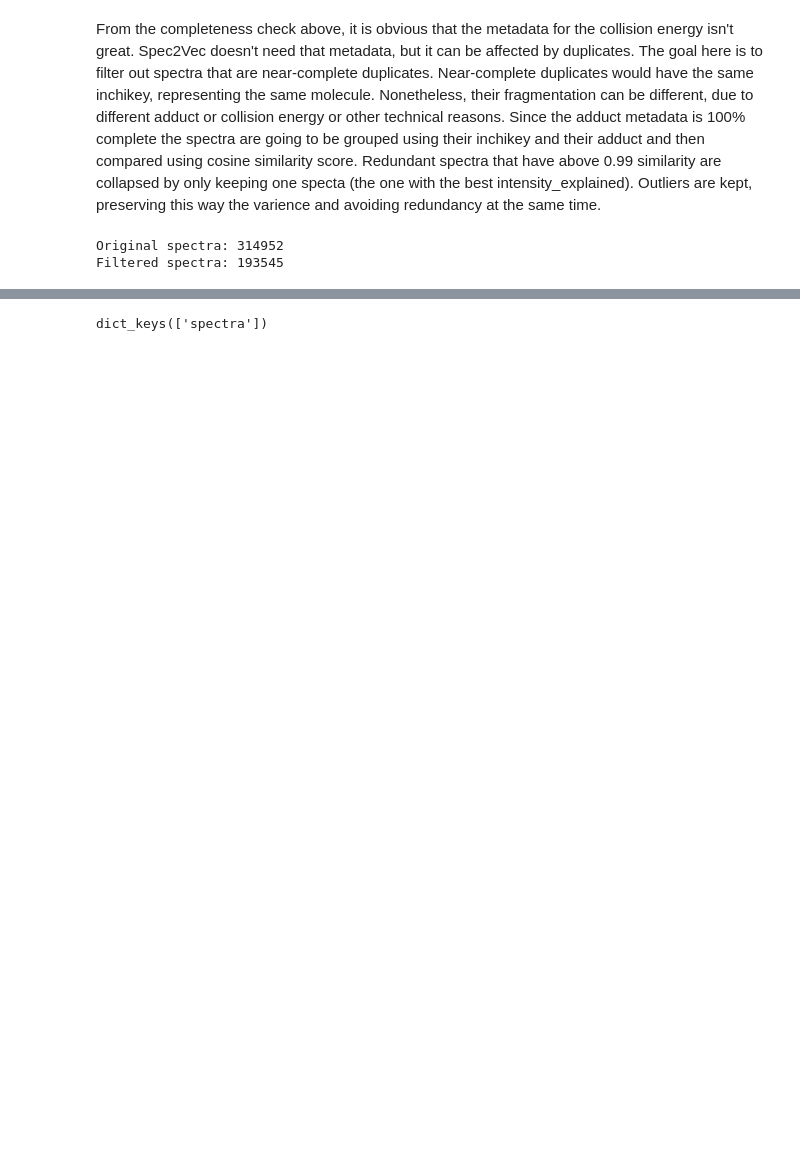
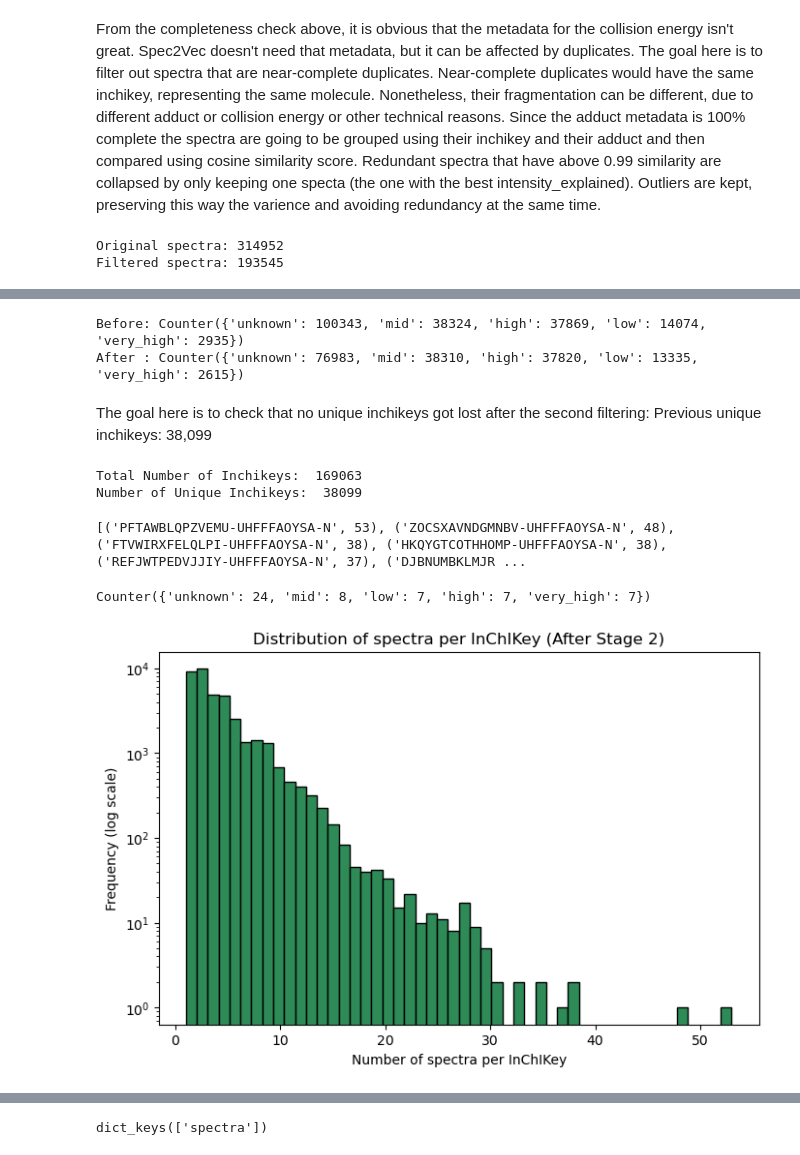
Before and after one commit to ioanniskontogiannis/mass2motif-prioritization-ml, a Jupyter notebook: scripts/filtering/filtering_Spec2Vec_retraining.ipynb, the cells around one changed output, grey strips where cells are left out. Saved outputs shown, nothing was run; the diff lists cells and outputs as text; code cells hidden in the pictures; blank space fills up the shorter version.

```diff
--- a/scripts/filtering/filtering_Spec2Vec_retraining.ipynb
+++ b/scripts/filtering/filtering_Spec2Vec_retraining.ipynb
@@ -140,0 +284,2 @@ Filtered spectra: 193545
+# %%
+filtered_2 = curate_stage2(filtered_cleaned_neg, similarity_fn=CosineGreedy())
@@ -140,0 +292,45 @@ Filtered spectra: 193545
+# %%
+before_bins = Counter(s.get("ce_bin") for s in filtered_cleaned_neg)
+after_bins  = Counter(s.get("ce_bin") for s in filtered_2)
+
+print("Before:", before_bins)
+print("After :", after_bins)
+# %% [output]
+Before: Counter({'unknown': 100343, 'mid': 38324, 'high': 37869, 'low': 14074, 'very_high': 2935})
+After : Counter({'unknown': 76983, 'mid': 38310, 'high': 37820, 'low': 13335, 'very_high': 2615})
+# %% [markdown]
+The goal here is to check that no unique inchikeys got lost after the second filtering: Previous unique inchikeys: 38,099
+# %%
+
+inchikeys_filtered_2 = [spectrum.get('inchikey') for spectrum in filtered_2]
+print("Total Number of Inchikeys: ", len(inchikeys_filtered_2))
+unique_inchikeys = set(inchikeys_filtered_2)
+print('Number of Unique Inchikeys: ', len(unique_inchikeys))
+# %% [output]
+Total Number of Inchikeys:  169063
+Number of Unique Inchikeys:  38099
+# %%
+counts_inchikeys_filtered_2 = Counter(inchikeys_filtered_2)
+print(counts_inchikeys_filtered_2.most_common(10))
+# %% [output]
+[('PFTAWBLQPZVEMU-UHFFFAOYSA-N', 53), ('ZOCSXAVNDGMNBV-UHFFFAOYSA-N', 48), ('FTVWIRXFELQLPI-UHFFFAOYSA-N', 38), ('HKQYGTCOTHHOMP-UHFFFAOYSA-N', 38), ('REFJWTPEDVJJIY-UHFFFAOYSA-N', 37), ('DJBNUMBKLMJR ...
+# %%
+most_common_inchikey_filtered_2 = 'PFTAWBLQPZVEMU-UHFFFAOYSA-N' # Which is the same inchikey as before the filtering!
+matching_spectra_2 = [s for s in filtered_2 if s.get("inchikey") == most_common_inchikey_filtered_2]
+ce_for_most_common_inchikey = Counter(s.get("ce_bin") for s in matching_spectra_2)
+print(ce_for_most_common_inchikey)
+# %% [output]
+Counter({'unknown': 24, 'mid': 8, 'low': 7, 'high': 7, 'very_high': 7})
+# %%
+# Count spectra per InChIKey after Stage 2
+spectra_per_inchikey_after = list(counts_inchikeys_filtered_2.values())
+
+# Plot histogram
+plt.figure(figsize=(8,5))
+plt.hist(spectra_per_inchikey_after, bins=50, log=True, edgecolor="black", color="seagreen")
+plt.xlabel("Number of spectra per InChIKey")
+plt.ylabel("Frequency (log scale)")
+plt.title("Distribution of spectra per InChIKey (After Stage 2)")
+plt.show()
+# %% [output]
+[figure, added]
```
Also changed, not shown: parts of 21 cells of this notebook, 3 other files.
